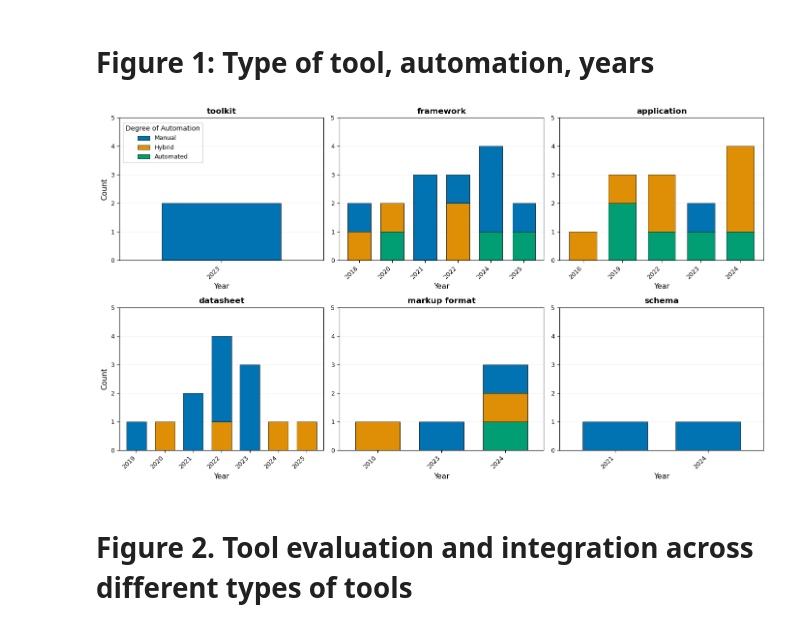
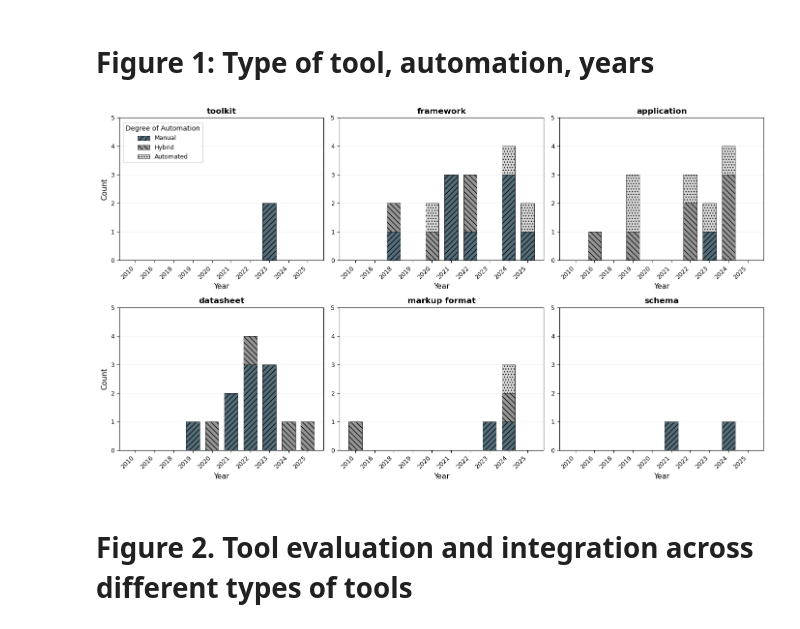
Before and after one commit to pcuellar-rai/dataset-documentation-review-paper, a Jupyter notebook: chi_quant_analysis_clean.ipynb, the cells around one changed output. Drawn from its saved outputs; the diff is of its cells as text; code cells hidden in the pictures.

```diff
--- a/chi_quant_analysis_clean.ipynb
+++ b/chi_quant_analysis_clean.ipynb
@@ -65,7 +65,12 @@ tool_descriptions = df_filtered['tool_description'].dropna().unique()
 automation_degrees = df_filtered['degree_automation'].dropna().unique()
 years = sorted(df_filtered['year'].dropna().unique())
 
-automation_colors = dict(zip(automation_degrees, sns.color_palette("colorblind", n_colors=len(automation_degrees))))
+# Define accessible colors (from Sankey diagram) and hatch patterns
+automation_styles = {
+    'Manual': {'color': '#546e7a', 'hatch': '///'},      # Medium-dark blue-gray with forward diagonal
+    'Hybrid': {'color': '#969696', 'hatch': '\\\\\\'},   # Medium gray with backward diagonal
+    'Automated': {'color': '#d9d9d9', 'hatch': '...'}    # Light gray with dots
+}
 
 max_count = 0
 for tool in tool_descriptions:
@@ -88,56 +93,76 @@ for idx, tool in enumerate(tool_descriptions):
     if len(tool_data) > 0:
         count_data = tool_data.groupby(['year', 'degree_automation']).size().unstack(fill_value=0)
 
+        # Reindex to include all years from the full dataset
+        count_data = count_data.reindex(years, fill_value=0)
+
         for degree in automation_degrees:
             if degree not in count_data.columns:
                 count_data[degree] = 0
 
         if not count_data.empty:
-            count_data.plot(kind='bar', stacked=True, ax=ax,
-                            color=[automation_colors.get(col, 'gray') for col in count_data.columns],
-                            edgecolor='black', linewidth=0.5, width=0.7)
+            # Plot stacked bars manually to add both color and hatching
+            bottom = np.zeros(len(count_data))
+            x_pos = np.arange(len(count_data))
+
+            for degree in ['Manual', 'Hybrid', 'Automated']:  # Ensure consistent order
+                if degree in count_data.columns:
+                    bars = ax.bar(x_pos, count_data[degree], bottom=bottom,
+                                width=0.7,
+                                color=automation_styles[degree]['color'],
+                                edgecolor='black',
+                                linewidth=0.5,
+                                hatch=automation_styles[degree]['hatch'],
+                                label=degree)
+                    bottom += count_data[degree].values
+
+            ax.set_xticks(x_pos)
+            ax.set_xticklabels(count_data.index, rotation=45, ha='right')
         else:
             ax.text(0.5, 0.5, 'No data', transform=ax.transAxes,
                     ha='center', va='center', fontsize=10, color='gray')
     else:
         ax.text(0.5, 0.5, 'No data', transform=ax.transAxes,
                 ha='center', va='center', fontsize=10, color='gray')
 
     ax.set_title(f'{tool}', fontweight='bold')
     ax.set_xlabel('Year')
     ax.set_ylabel('Count' if idx % 3 == 0 else '')
 
-
     ax.set_ylim(0, max_count + 1)
     ax.yaxis.set_major_locator(plt.MaxNLocator(integer=True, min_n_ticks=max_count+1))
 
     ax.grid(axis='y', alpha=0.3, linestyle='-', linewidth=0.5)
     ax.set_axisbelow(True)
 
-    if ax.get_xticklabels():
-        ax.set_xticklabels(ax.get_xticklabels(), rotation=45, ha='right')
-
-    # Remove individual plot legends
-    if ax.get_legend():
-        ax.legend().set_visible(False)
-
 for idx in range(n_tools, len(axes)):
     axes[idx].set_visible(False)
 
-legend_elements = [plt.Rectangle((0,0),1,1, facecolor=automation_colors[degree],
-                                edgecolor='black', linewidth=0.5, label=degree)
-                for degree in automation_degrees]
+# Create legend with both accessible colors and hatching
+legend_elements = [
+    plt.Rectangle((0,0), 1, 1,
+                facecolor=automation_styles['Manual']['color'],
+                hatch=automation_styles['Manual']['hatch'],
+                edgecolor='black', linewidth=0.5, label='Manual'),
+    plt.Rectangle((0,0), 1, 1,
+                facecolor=automation_styles['Hybrid']['color'],
+                hatch=automation_styles['Hybrid']['hatch'],
+                edgecolor='black', linewidth=0.5, label='Hybrid'),
+    plt.Rectangle((0,0), 1, 1,
+                facecolor=automation_styles['Automated']['color'],
+                hatch=automation_styles['Automated']['hatch'],
+                edgecolor='black', linewidth=0.5, label='Automated')
+]
+
 fig.legend(handles=legend_elements, title='Degree of Automation',
-        loc='upper right', bbox_to_anchor=(0.165, 0.95), frameon=True, fancybox=False)
-
-#   fig.suptitle('Distribution of level of automation across tools and across years',
-#                fontsize=14, fontweight='bold', y=1.02)
+        loc='upper right', bbox_to_anchor=(0.165, 0.95),
+        frameon=True, fancybox=False)
 
 plt.tight_layout()
-plt.savefig("fig_1_type_of_tool_automation_over_time.png")
+plt.savefig("fig_2_type_of_tool_automation_over_time.png", dpi=300)
 plt.show()
 # %% [output]
-[figure, old version]
+[figure, new version]
 # %% [markdown]
 # Figure 2. Tool evaluation and integration across different types of tools
 # %%
```
Also changed, not shown: parts of 5 cells of this notebook, 10 other files.
